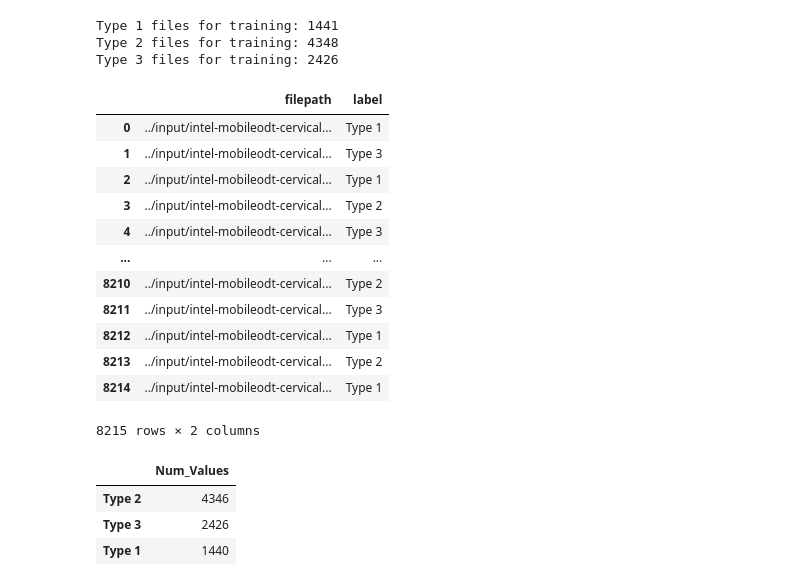
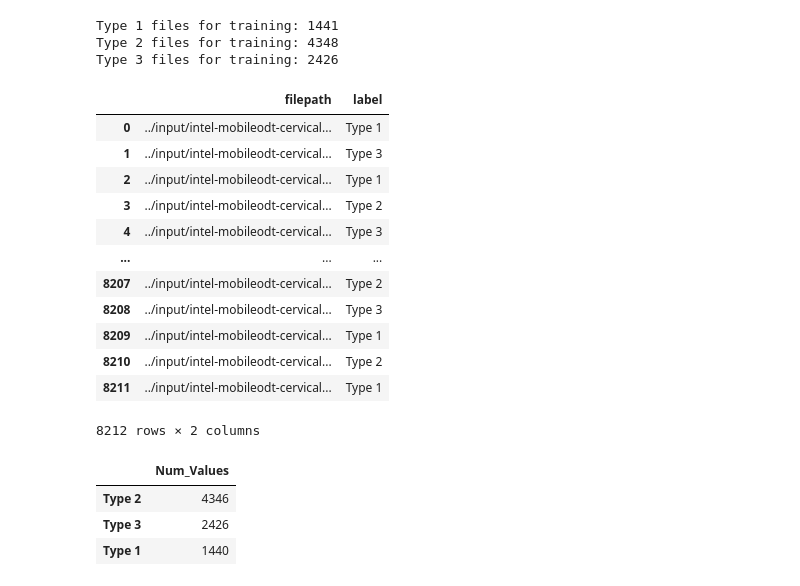
Before and after one commit to hyvnah/AI-class-project, a Jupyter notebook: AI Project - Cervical Cancer.ipynb, the cells around one changed output. Saved outputs shown, nothing was run; the diff lists cells and outputs as text; code cells hidden in the pictures.

```diff
--- a/AI Project - Cervical Cancer.ipynb
+++ b/AI Project - Cervical Cancer.ipynb
@@ -82,23 +68,9 @@ Type 1 files for training: 1441
 Type 2 files for training: 4348
 Type 3 files for training: 2426
 # %%
-files = {'filepath': type1_files + type2_files + type3_files,
-          'label': ['Type 1']* len(type1_files) + ['Type 2']* len(type2_files) + ['Type 3']* len(type3_files)}
-
-files_df = pd.DataFrame(files).sample(frac=1, random_state= 1).reset_index(drop=True)
-files_df
+#files = {'filepath': type1_files + type2_files + type3_files,
+#          'label': ['Type 1']* len(type1_files) + ['Type 2']* len(type2_files) + ['Type 3']* len(type3_files)}
+#
+#files_df = pd.DataFrame(files).sample(frac=1, random_state= 1).reset_index(drop=True)
+#files_df
-# %% [output]
-|  | filepath | label |
-| 0 | ../input/intel-mobileodt-cervical... | Type 1 |
-| 1 | ../input/intel-mobileodt-cervical... | Type 3 |
-| 2 | ../input/intel-mobileodt-cervical... | Type 1 |
-| 3 | ../input/intel-mobileodt-cervical... | Type 2 |
-| 4 | ../input/intel-mobileodt-cervical... | Type 3 |
-| ... | ... | ... |
-| 8210 | ../input/intel-mobileodt-cervical... | Type 2 |
-| 8211 | ../input/intel-mobileodt-cervical... | Type 3 |
-| 8212 | ../input/intel-mobileodt-cervical... | Type 1 |
-| 8213 | ../input/intel-mobileodt-cervical... | Type 2 |
-| 8214 | ../input/intel-mobileodt-cervical... | Type 1 |
-8215 rows × 2 columns
 # %%
@@ -117,8 +89,22 @@ files_df.drop(bad_files, inplace=True)
 #files_df.to_csv('/kaggle/working/dropfiles.csv', sep=',')
 # %%
 # 정리된 files_df 사용
-#files_df = pd.read_csv('../input/cervical-dropfiles/dropfiles.csv', sep=',').drop('Unnamed: 0', axis=1)
-#files_df
+files_df = pd.read_csv('../input/cervical-dropfiles/dropfiles.csv', sep=',').drop('Unnamed: 0', axis=1)
+files_df
+# %% [output]
+|  | filepath | label |
+| 0 | ../input/intel-mobileodt-cervical... | Type 1 |
+| 1 | ../input/intel-mobileodt-cervical... | Type 3 |
+| 2 | ../input/intel-mobileodt-cervical... | Type 1 |
+| 3 | ../input/intel-mobileodt-cervical... | Type 2 |
+| 4 | ../input/intel-mobileodt-cervical... | Type 3 |
+| ... | ... | ... |
+| 8207 | ../input/intel-mobileodt-cervical... | Type 2 |
+| 8208 | ../input/intel-mobileodt-cervical... | Type 3 |
+| 8209 | ../input/intel-mobileodt-cervical... | Type 1 |
+| 8210 | ../input/intel-mobileodt-cervical... | Type 2 |
+| 8211 | ../input/intel-mobileodt-cervical... | Type 1 |
+8212 rows × 2 columns
 # %%
 # get count of each type
 type_count = pd.DataFrame(files_df['label'].value_counts()).rename(columns= {'label': 'Num_Values'})
```
Also changed, not shown: parts of 50 cells of this notebook.
